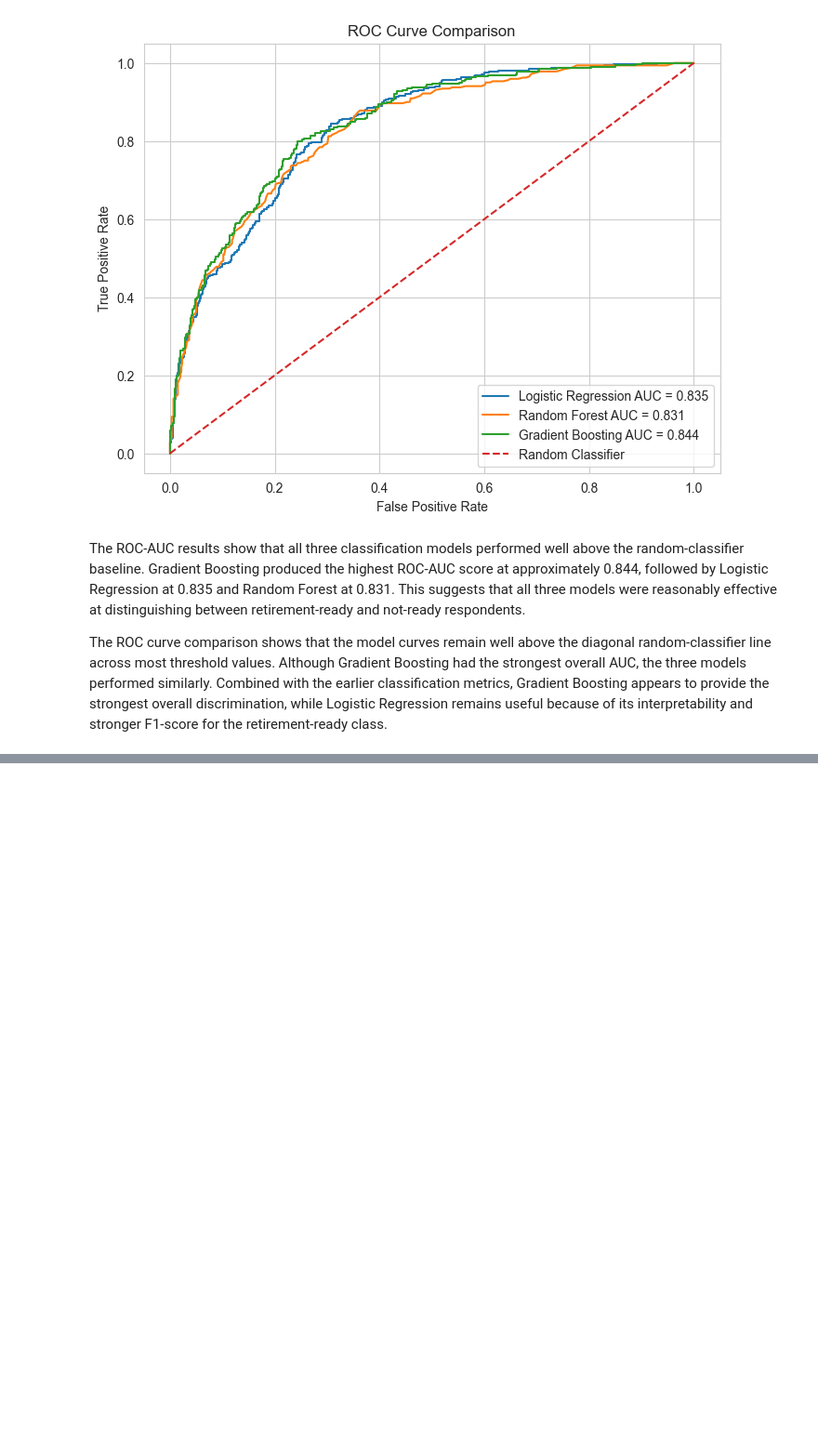
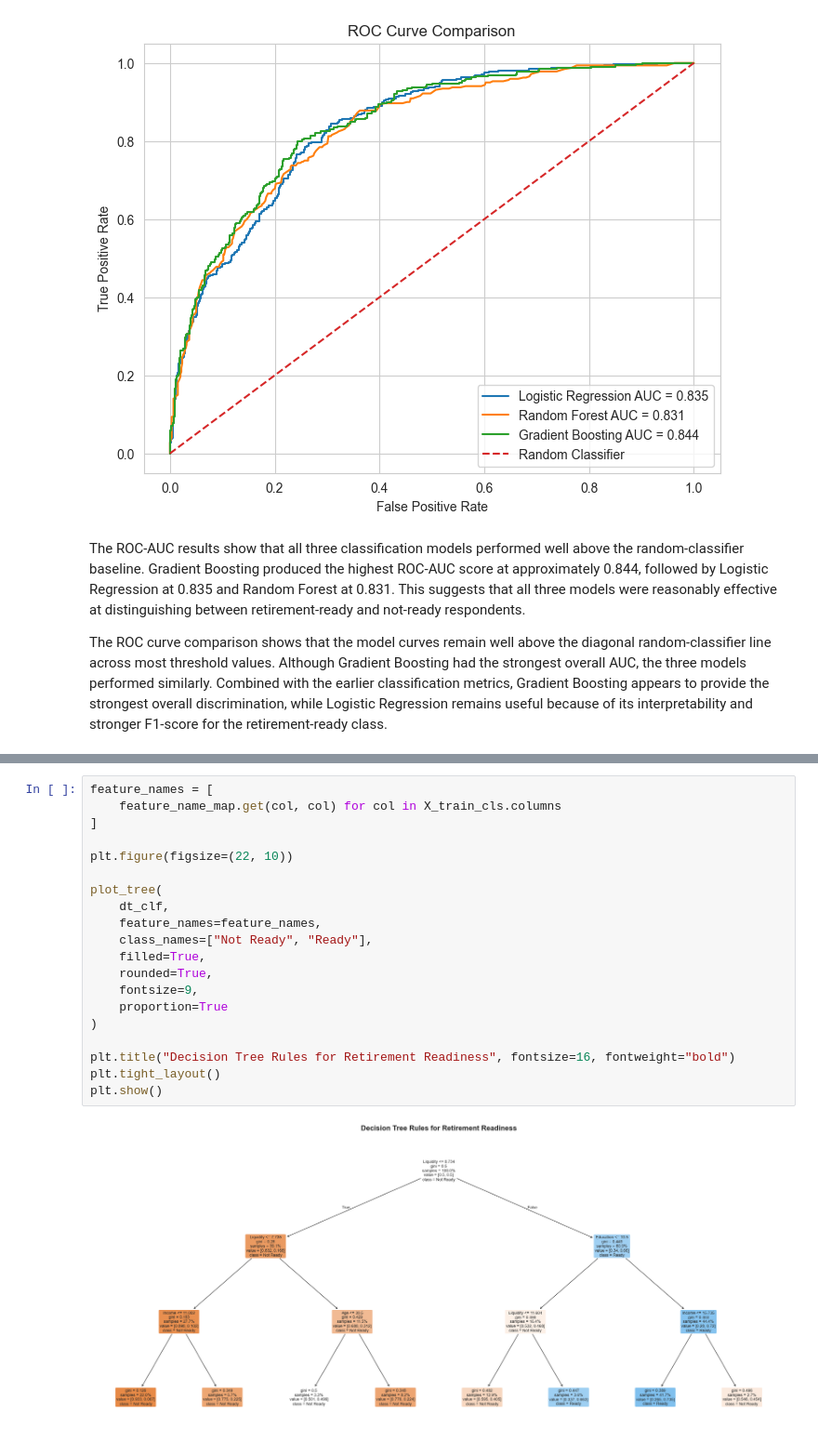
Before and after one commit to jsween/CapstoneProject, a Jupyter notebook: notebooks/04_ML_Models.ipynb, the cells around one changed output, grey strips where cells are left out. Shown at 93% size. Saved outputs shown, nothing was run; the diff lists cells and outputs as text; blank space fills up the shorter version.

```diff
--- a/notebooks/04_ML_Models.ipynb
+++ b/notebooks/04_ML_Models.ipynb
@@ -1011,0 +1204,22 @@ The ROC curve comparison shows that the model curves remain well above the diago
+# %%
+feature_names = [
+    feature_name_map.get(col, col) for col in X_train_cls.columns
+]
+
+plt.figure(figsize=(22, 10))
+
+plot_tree(
+    dt_clf,
+    feature_names=feature_names,
+    class_names=["Not Ready", "Ready"],
+    filled=True,
+    rounded=True,
+    fontsize=9,
+    proportion=True
+)
+
+plt.title("Decision Tree Rules for Retirement Readiness", fontsize=16, fontweight="bold")
+plt.tight_layout()
+plt.show()
+# %% [output]
+[figure, added]
```
Also changed, not shown: parts of 8 cells of this notebook, 2 other files.
